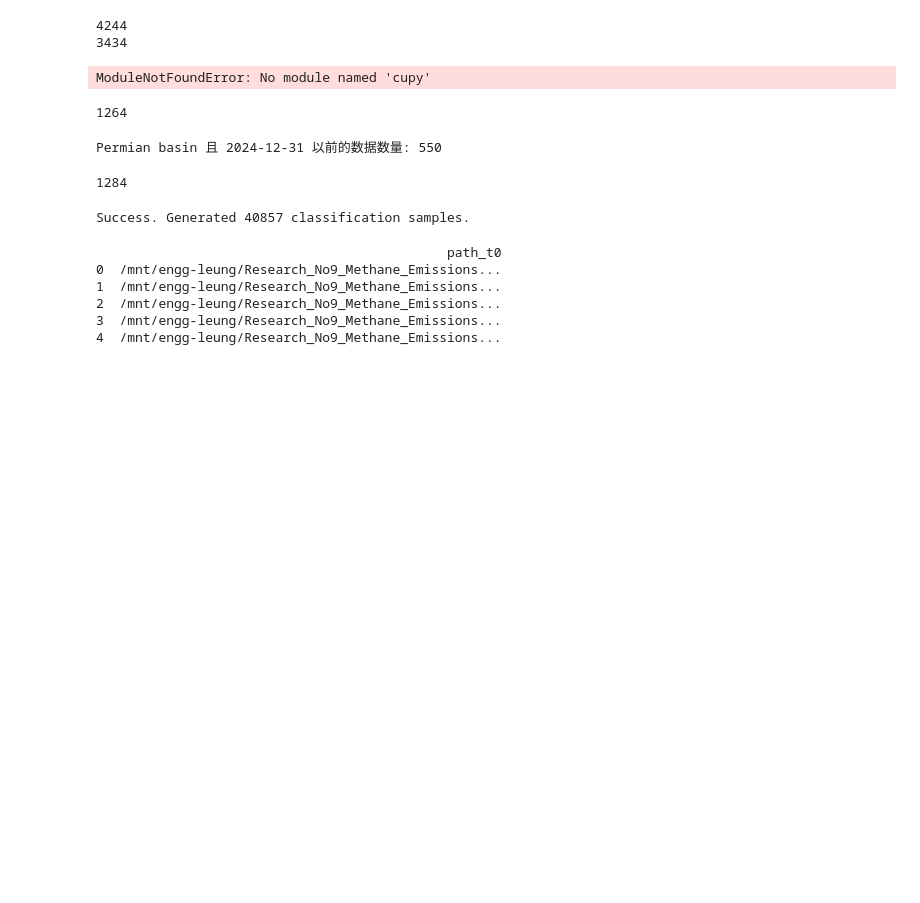
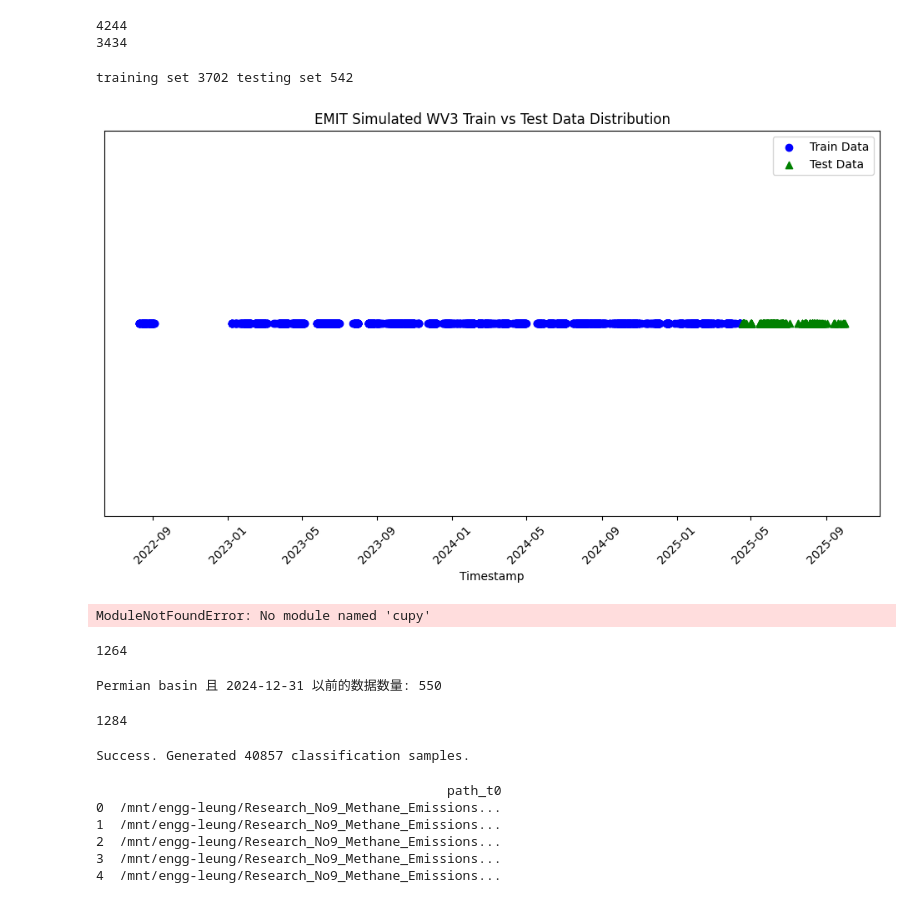
Before and after one commit to yuyao-wang/MethaneUnion, a Jupyter notebook: preprocess_dataset_EMIT/EMIT_wv3.ipynb, the cells around one changed output. Drawn from its saved outputs; the diff is of its cells as text; code cells hidden in the pictures; blank space fills up the shorter version.

```diff
--- a/preprocess_dataset_EMIT/EMIT_wv3.ipynb
+++ b/preprocess_dataset_EMIT/EMIT_wv3.ipynb
@@ -9,6 +9,40 @@ print(len(df))
 # %% [output]
 4244
 3434
+# %%
+import pandas as pd
+import matplotlib.pyplot as plt
+
+import pandas as pd
+all_csv = './merged_with_emit_tag.csv'
+df = pd.read_csv(all_csv)
+df['date'] = pd.to_datetime(df['datetime'])
+train_df = df[(df['date'] < '2025-04-15')]  #2025-04-15
+test_df = df[(df['date'] >= '2025-04-15')]
+print(f'training set {len(train_df)} testing set {len(test_df)}')
+
+# 绘制数据
+plt.figure(figsize=(12, 6))
+
+plt.scatter(train_df['date'], [1] * len(train_df), color='blue', label='Train Data', marker='o')
+
+# 绘制测试数据的散点图
+plt.scatter(test_df['date'], [1] * len(test_df), color='green', label='Test Data', marker='^')
+
+# 添加标题和标签
+plt.title('EMIT Simulated WV3 Train vs Test Data Distribution')
+plt.xlabel('Timestamp')
+plt.yticks([])  # 隐藏Y轴刻度，因为没有实际数值
+plt.legend()
+
+# 调整时间轴格式，使其更易读（可选）
+plt.xticks(rotation=45)
+
+# 显示图表
+plt.show()
+# %% [output]
+training set 3702 testing set 542
+[figure, added]
 # %%
 import os
 import gc
```
Also changed, not shown: parts of 1 cell of this notebook, 9 other files.
